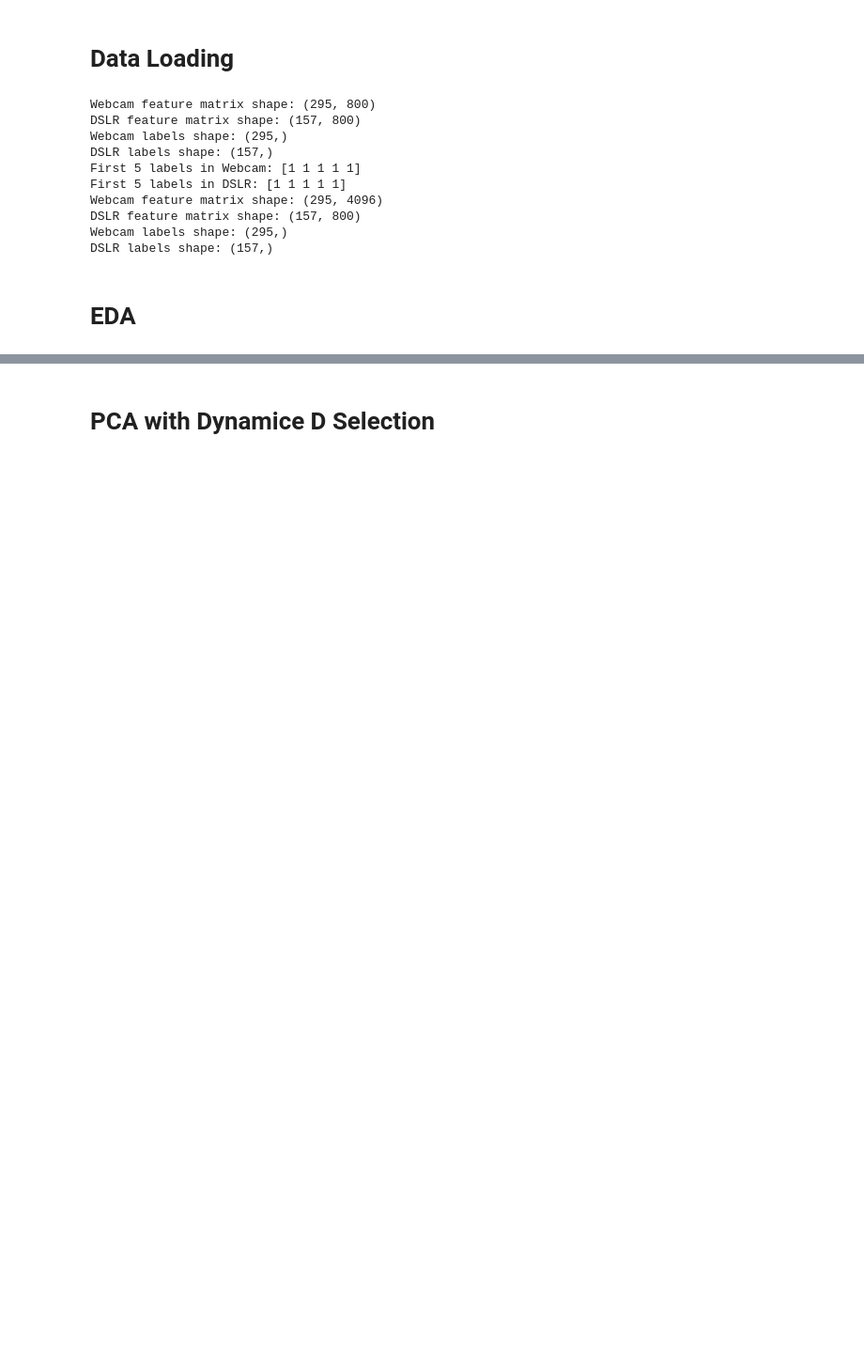
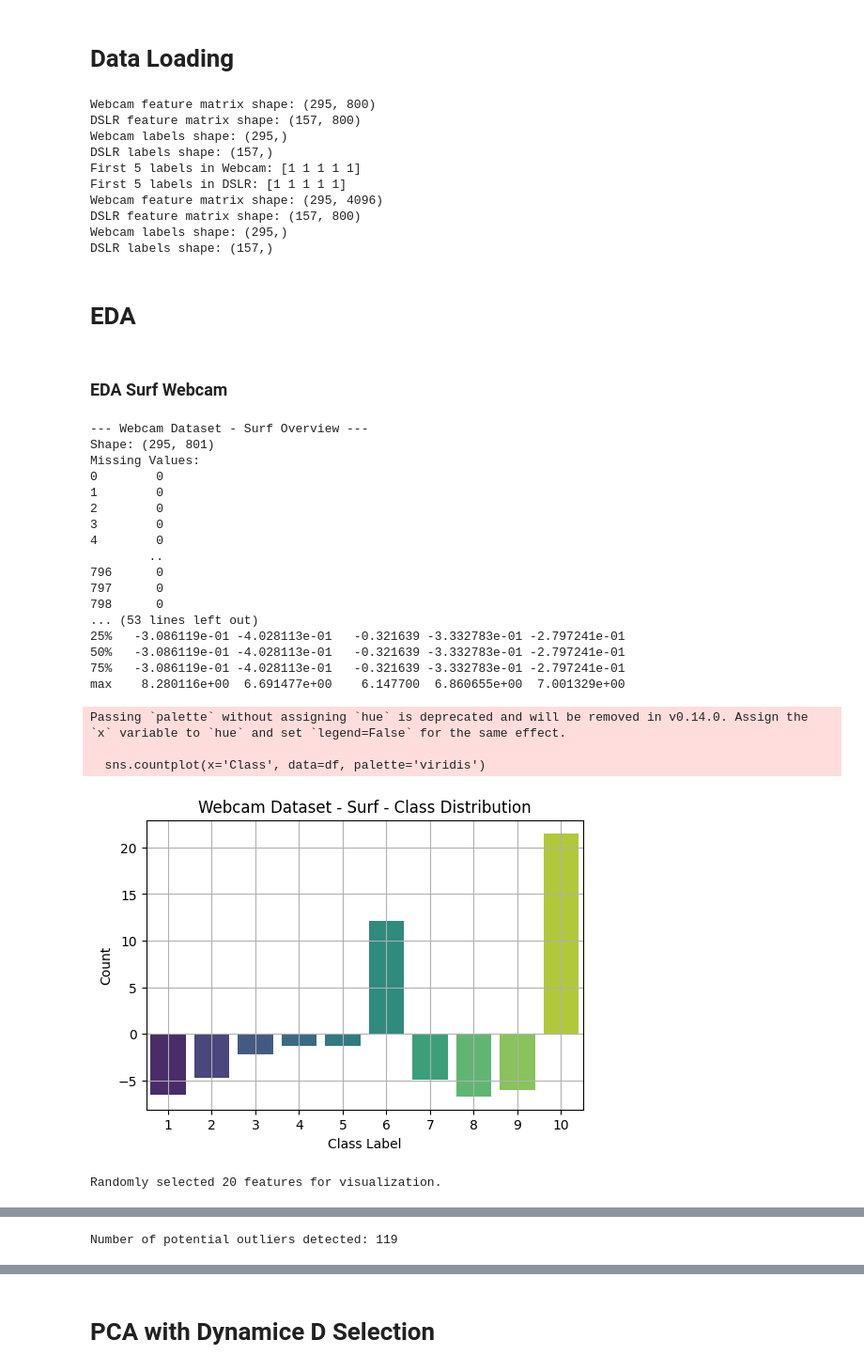
Before and after one commit to ZahirAhmadChaudhry/transfer-learning-and-optimal-transport-project-AML, a Jupyter notebook: Notebooks/domain_adaptation.ipynb, the cells around one changed output, grey strips where cells are left out. Shown at 94% size. Saved outputs shown, nothing was run; the diff lists cells and outputs as text; code cells hidden in the pictures; blank space fills up the shorter version.

Commit message:
working on domain adaptation

```diff
--- a/Notebooks/domain_adaptation.ipynb
+++ b/Notebooks/domain_adaptation.ipynb
@@ -29,14 +29,3 @@ y_webcam_caf = data_webcam['labels'].flatten()  # Labels (flatten to avoid issue
 data_dslr = loadmat(os.path.join(surf_dir, 'dslr.mat'))
 X_dslr_caf = data_dslr['fts']  # Feature matrix
 y_dslr_caf = data_dslr['labels'].flatten()  # Labels
-# %%
-from sklearn.preprocessing import StandardScaler
-
-# Initialize the scaler
-scaler = StandardScaler()
-
-# Apply z-score normalization to both Webcam and DSLR feature matrices
-X_webcam_surf = scaler.fit_transform(X_webcam_surf)  # Normalize Webcam features
-X_dslr_surf = scaler.fit_transform(X_dslr_surf)      # Normalize DSLR features
-X_webcam_caf = scaler.fit_transform(X_webcam_caf)  # Normalize Webcam features
-X_dslr_caf = scaler.fit_transform(X_dslr_caf)      # Normalize DSLR features
@@ -112,25 +85,0 @@ print(f"Max values: {np.max(X_dslr, axis=0)[:5]}")
-# %%
-from sklearn.decomposition import PCA
-
-# Reduce dimensionality of both datasets to 2D using PCA
-pca = PCA(n_components=2)
-X_webcam_pca = pca.fit_transform(X_webcam)
-X_dslr_pca = pca.fit_transform(X_dslr)
-
-# Plot the 2D projections of both domains
-plt.figure(figsize=(10, 5))
-
-plt.subplot(1, 2, 1)
-plt.scatter(X_webcam_pca[:, 0], X_webcam_pca[:, 1], c=y_webcam, cmap='jet', s=10)
-plt.title('PCA - Webcam')
-plt.xlabel('Principal Component 1')
-plt.ylabel('Principal Component 2')
-
-plt.subplot(1, 2, 2)
-plt.scatter(X_dslr_pca[:, 0], X_dslr_pca[:, 1], c=y_dslr, cmap='jet', s=10)
-plt.title('PCA - DSLR')
-plt.xlabel('Principal Component 1')
-plt.ylabel('Principal Component 2')
-
-plt.tight_layout()
-plt.show()
@@ -136,0 +182,28 @@ plt.show()
+# %% [markdown]
+### EDA Surf Webcam
+# %%
+# For Webcam dataset- SURF
+eda_on_dataset(X_webcam_surf, y_webcam_surf, dataset_name="Webcam Dataset - Surf", max_features=20)
+# %% [output]
+--- Webcam Dataset - Surf Overview ---
+Shape: (295, 801)
+Missing Values:
+0        0
+1        0
+2        0
+3        0
+4        0
+        ..
+796      0
+797      0
+798      0
+... (53 lines left out)
+25%   -3.086119e-01 -4.028113e-01   -0.321639 -3.332783e-01 -2.797241e-01
+50%   -3.086119e-01 -4.028113e-01   -0.321639 -3.332783e-01 -2.797241e-01
+75%   -3.086119e-01 -4.028113e-01   -0.321639 -3.332783e-01 -2.797241e-01
+max    8.280116e+00  6.691477e+00    6.147700  6.860655e+00  7.001329e+00
+Passing `palette` without assigning `hue` is deprecated and will be removed in v0.14.0. Assign the `x` variable to `hue` and set `legend=False` for the same effect.
+
+  sns.countplot(x='Class', data=df, palette='viridis')
+[figure, added]
+Randomly selected 20 features for visualization.
@@ -136,0 +212 @@ plt.show()
+Number of potential outliers detected: 119
```
Also changed, not shown: parts of 38 cells of this notebook, 6 other files.
